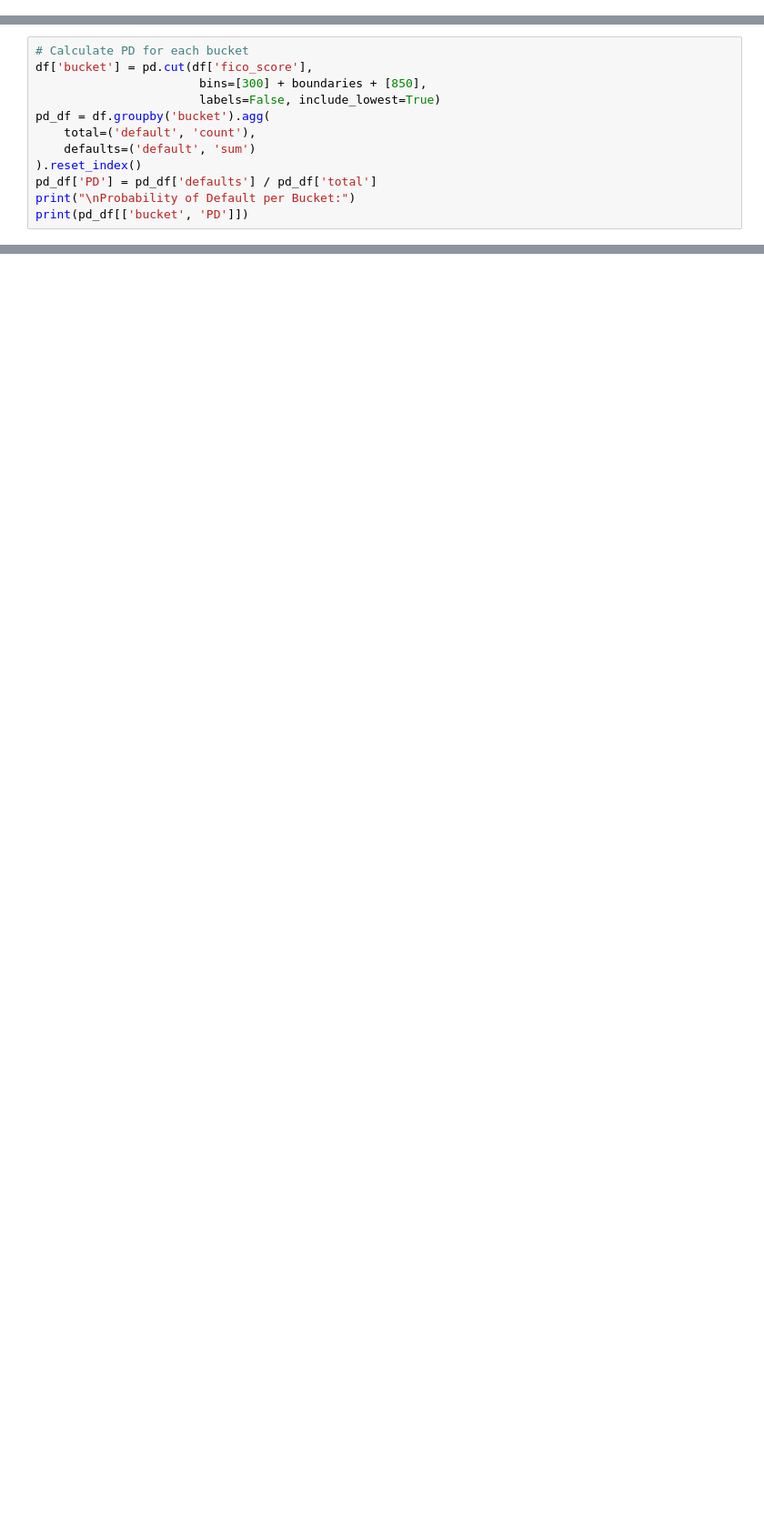
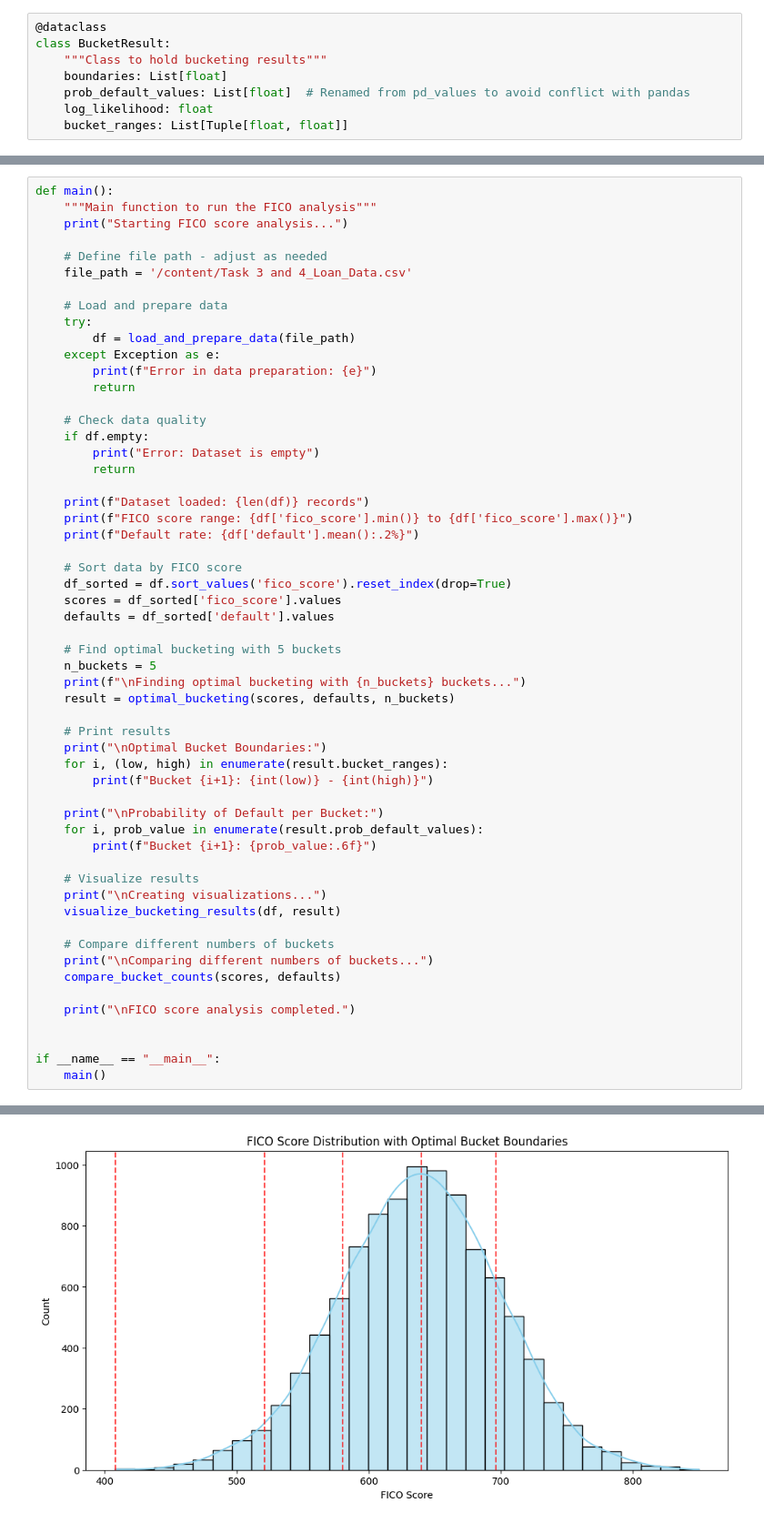
Before and after one commit to arumpuri/FICO-Score-Analysis, a Jupyter notebook: fico-analysis.ipynb, the cells around one changed output, grey strips where cells are left out. Shown at 91% size. Saved outputs shown, nothing was run; the diff lists cells and outputs as text; blank space fills up the shorter version.

Commit message:
add visualization, adjust code and add markdowns

```diff
--- a/fico-analysis.ipynb
+++ b/fico-analysis.ipynb
@@ -52,0 +28,8 @@ cum_counts = np.cumsum(np.hstack([0, np.ones_like(defaults)]))
+# %%
+@dataclass
+class BucketResult:
+    """Class to hold bucketing results"""
+    boundaries: List[float]
+    prob_default_values: List[float]  # Renamed from pd_values to avoid conflict with pandas
+    log_likelihood: float
+    bucket_ranges: List[Tuple[float, float]]
@@ -113,12 +198,0 @@ Bucket 5: 696 - 850
-# %%
-# Calculate PD for each bucket
-df['bucket'] = pd.cut(df['fico_score'],
-                       bins=[300] + boundaries + [850],
-                       labels=False, include_lowest=True)
-pd_df = df.groupby('bucket').agg(
-    total=('default', 'count'),
-    defaults=('default', 'sum')
-).reset_index()
-pd_df['PD'] = pd_df['defaults'] / pd_df['total']
-print("\nProbability of Default per Bucket:")
-print(pd_df[['bucket', 'PD']])
@@ -222,0 +379,57 @@ interactive(children=(IntSlider(value=5, description='n_buckets', max=10, min=2)
+# %%
+def main():
+    """Main function to run the FICO analysis"""
+    print("Starting FICO score analysis...")
+
+    # Define file path - adjust as needed
+    file_path = '/content/Task 3 and 4_Loan_Data.csv'
+
+    # Load and prepare data
+    try:
+        df = load_and_prepare_data(file_path)
+    except Exception as e:
+        print(f"Error in data preparation: {e}")
+        return
+
+    # Check data quality
+    if df.empty:
+        print("Error: Dataset is empty")
+        return
+
+    print(f"Dataset loaded: {len(df)} records")
+    print(f"FICO score range: {df['fico_score'].min()} to {df['fico_score'].max()}")
+    print(f"Default rate: {df['default'].mean():.2%}")
+
+    # Sort data by FICO score
+    df_sorted = df.sort_values('fico_score').reset_index(drop=True)
+    scores = df_sorted['fico_score'].values
+    defaults = df_sorted['default'].values
+
+    # Find optimal bucketing with 5 buckets
+    n_buckets = 5
+    print(f"\nFinding optimal bucketing with {n_buckets} buckets...")
+    result = optimal_bucketing(scores, defaults, n_buckets)
+
+    # Print results
+    print("\nOptimal Bucket Boundaries:")
+    for i, (low, high) in enumerate(result.bucket_ranges):
+        print(f"Bucket {i+1}: {int(low)} - {int(high)}")
+
+    print("\nProbability of Default per Bucket:")
+    for i, prob_value in enumerate(result.prob_default_values):
+        print(f"Bucket {i+1}: {prob_value:.6f}")
+
+    # Visualize results
+    print("\nCreating visualizations...")
+    visualize_bucketing_results(df, result)
+
+    # Compare different numbers of buckets
+    print("\nComparing different numbers of buckets...")
+    compare_bucket_counts(scores, defaults)
+
+    print("\nFICO score analysis completed.")
+
+
+if __name__ == "__main__":
+    main()
+# %% [output]
@@ -222,0 +453 @@ interactive(children=(IntSlider(value=5, description='n_buckets', max=10, min=2)
+[figure, added]
```
Also changed, not shown: parts of 28 cells of this notebook.
